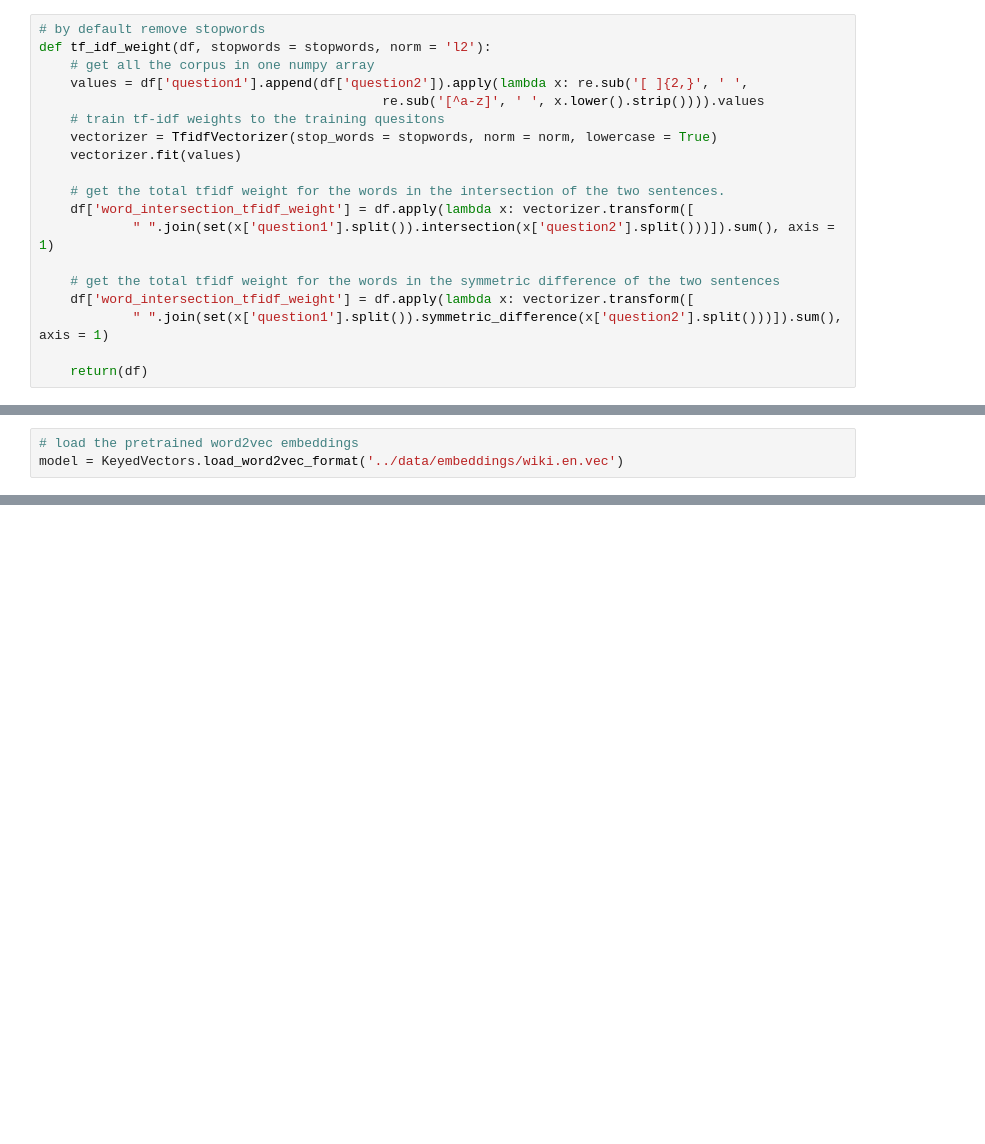
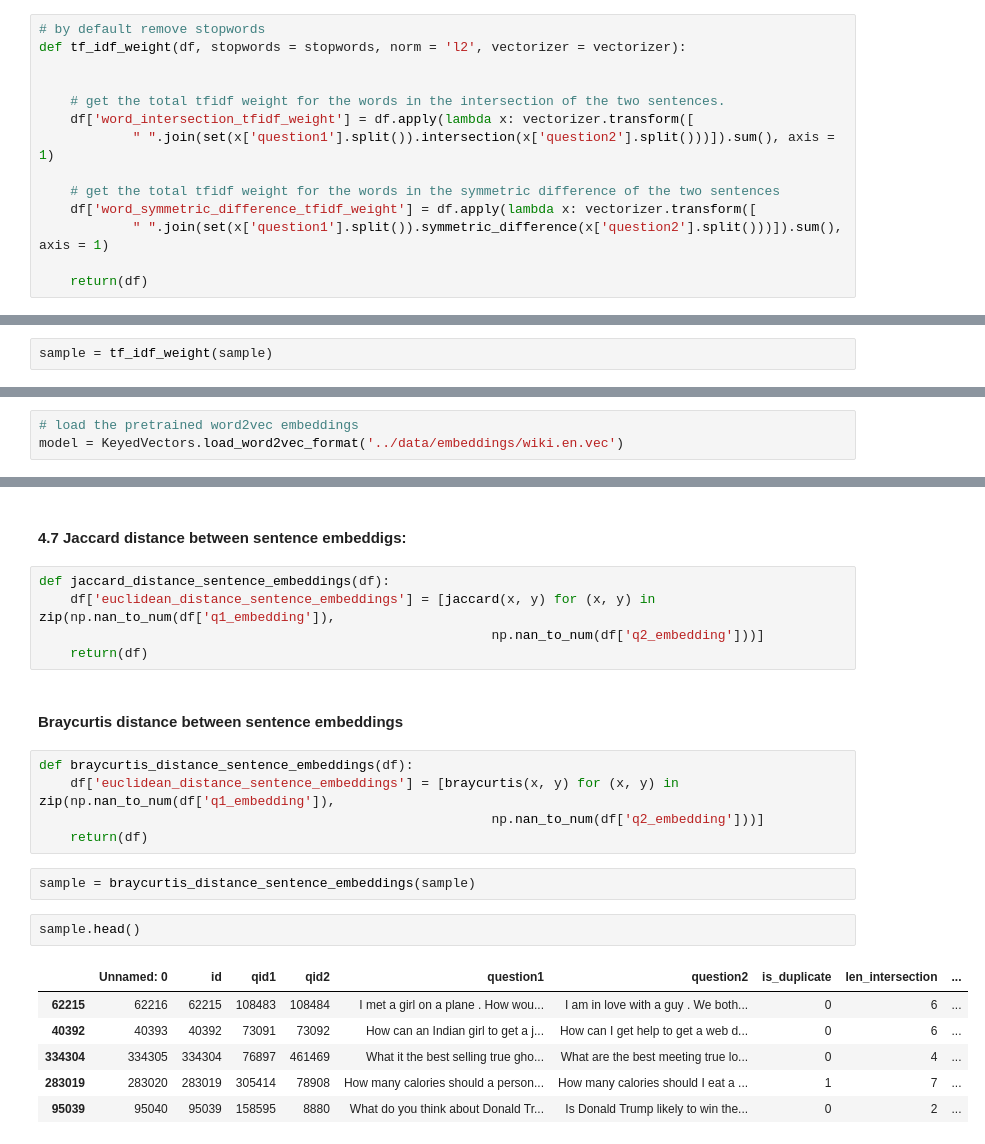
Before and after one commit to tamirbennatan/quora, a Jupyter notebook: feature_engineering/features.ipynb, the cells around one changed output, grey strips where cells are left out. Saved outputs shown, nothing was run; the diff lists cells and outputs as text; blank space fills up the shorter version.

Commit message:
Tf-Idf and Word embedding features

```diff
--- a/feature_engineering/features.ipynb
+++ b/feature_engineering/features.ipynb
@@ -346,20 +371,15 @@ array([[<matplotlib.axes._subplots.AxesSubplot object at 0x...>,
 #### 3.1  and 3.2 Total Tf-Idf weight of words in the intersection of question1 and question2, and total Tf-Idf weight of words in the symmetric difference of question1 and question2
 # %%
 # by default remove stopwords
-def tf_idf_weight(df, stopwords = stopwords, norm = 'l2'):
-    # get all the corpus in one numpy array
-    values = df['question1'].append(df['question2']).apply(lambda x: re.sub('[ ]{2,}', ' ',
-                                            re.sub('[^a-z]', ' ', x.lower().strip()))).values
-    # train tf-idf weights to the training quesitons
-    vectorizer = TfidfVectorizer(stop_words = stopwords, norm = norm, lowercase = True)
-    vectorizer.fit(values)
+def tf_idf_weight(df, stopwords = stopwords, norm = 'l2', vectorizer = vectorizer):
+
 
     # get the total tfidf weight for the words in the intersection of the two sentences.
     df['word_intersection_tfidf_weight'] = df.apply(lambda x: vectorizer.transform([
             " ".join(set(x['question1'].split()).intersection(x['question2'].split()))]).sum(), axis = 1)
 
     # get the total tfidf weight for the words in the symmetric difference of the two sentences
-    df['word_intersection_tfidf_weight'] = df.apply(lambda x: vectorizer.transform([
+    df['word_symmetric_difference_tfidf_weight'] = df.apply(lambda x: vectorizer.transform([
             " ".join(set(x['question1'].split()).symmetric_difference(x['question2'].split()))]).sum(), axis = 1)
 
     return(df)
@@ -375,0 +393,2 @@ df['word_intersection_tfidf_weight'].hist()
+# %%
+sample = tf_idf_weight(sample)
@@ -380,0 +503,25 @@ t
+# %% [markdown]
+####  4.7 Jaccard distance between sentence embeddigs:
+# %%
+def jaccard_distance_sentence_embeddings(df):
+    df['euclidean_distance_sentence_embeddings'] = [jaccard(x, y) for (x, y) in zip(np.nan_to_num(df['q1_embedding']),
+                                                          np.nan_to_num(df['q2_embedding']))]
+    return(df)
+# %% [markdown]
+####  Braycurtis distance between sentence embeddings
+# %%
+def braycurtis_distance_sentence_embeddings(df):
+    df['euclidean_distance_sentence_embeddings'] = [braycurtis(x, y) for (x, y) in zip(np.nan_to_num(df['q1_embedding']),
+                                                          np.nan_to_num(df['q2_embedding']))]
+    return(df)
+# %%
+sample = braycurtis_distance_sentence_embeddings(sample)
+# %%
+sample.head()
+# %% [output]
+|  | Unnamed: 0 | id | qid1 | qid2 | question1 | question2 | is_duplicate | len_intersection | ... |
+| 62215 | 62216 | 62215 | 108483 | 108484 | I met a girl on a plane . How wou... | I am in love with a guy . We both... | 0 | 6 | ... |
+| 40392 | 40393 | 40392 | 73091 | 73092 | How can an Indian girl to get a j... | How can I get help to get a web d... | 0 | 6 | ... |
+| 334304 | 334305 | 334304 | 76897 | 461469 | What it the best selling true gho... | What are the best meeting true lo... | 0 | 4 | ... |
+| 283019 | 283020 | 283019 | 305414 | 78908 | How many calories should a person... | How many calories should I eat a ... | 1 | 7 | ... |
+| 95039 | 95040 | 95039 | 158595 | 8880 | What do you think about Donald Tr... | Is Donald Trump likely to win the... | 0 | 2 | ... |
```
Also changed, not shown: parts of 27 cells of this notebook.
